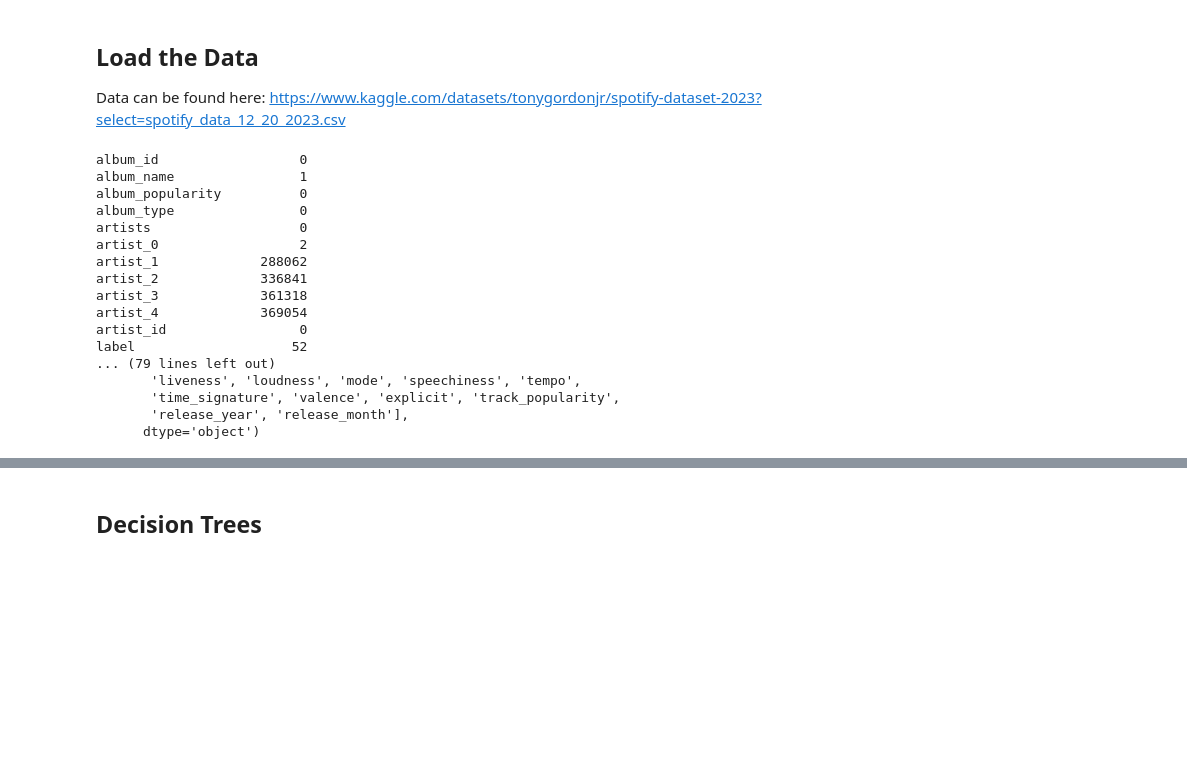
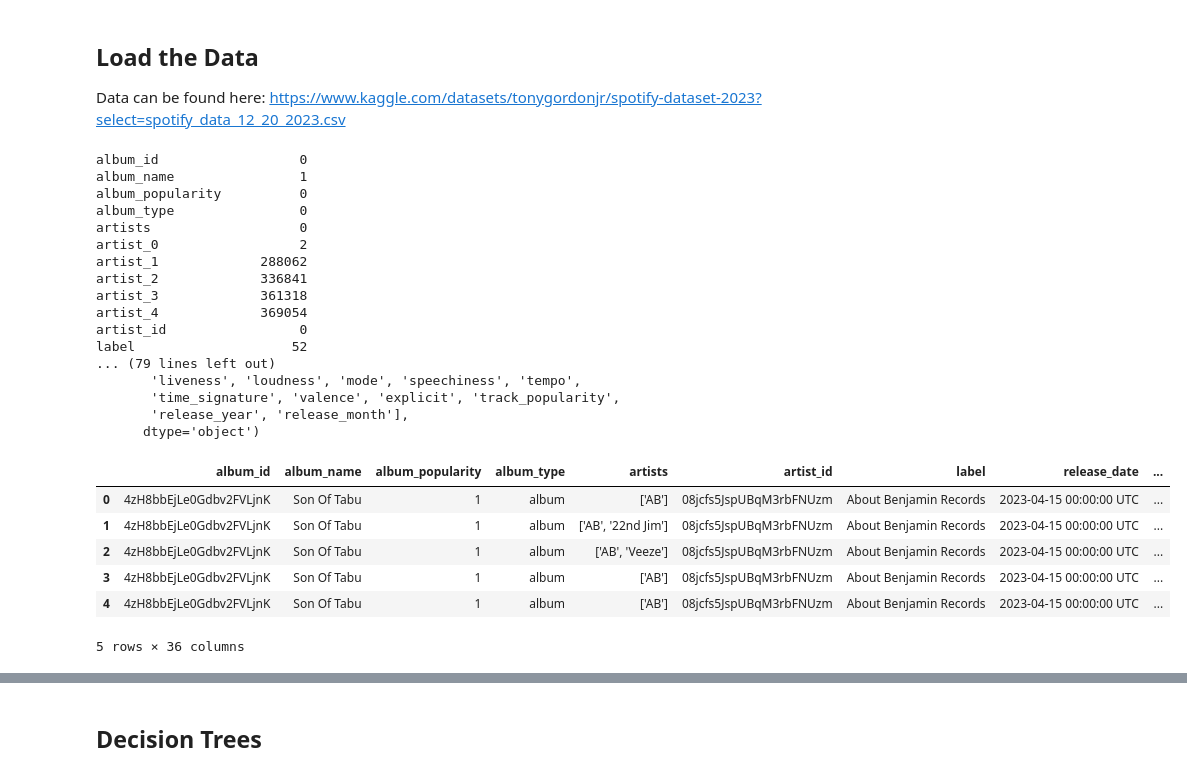
Before and after one commit to AlexanderBeck0/CS539-Final-Project, a Jupyter notebook: song_popularity.ipynb, the cells around one changed output, grey strips where cells are left out. Saved outputs shown, nothing was run; the diff lists cells and outputs as text; code cells hidden in the pictures; blank space fills up the shorter version.

```diff
--- a/song_popularity.ipynb
+++ b/song_popularity.ipynb
@@ -28,9 +28,9 @@ hardcoded_drop_columns: list[str] = [
     "artist_3",
     "artist_4",
     "type",
-    "total_tracks"
+    "total_tracks",
 ]
-data.drop(columns=hardcoded_drop_columns, inplace=True)
+data.drop(columns=[c for c in hardcoded_drop_columns if c in data.columns], inplace=True)
 data.replace([np.inf, -np.inf], np.nan, inplace=True)
 
 data.dropna(
@@ -59,30 +59,38 @@ print(data.columns)
 
 # Pick a random 10k instead of 300k
 # Calculate a balanced accuracy
 # The balanced accuracy as a function of split is a curve that peaks somewhere
 # If it is smooth then you can do a binary search
 ####
 
 # TODO: Replace columns like genre with numerical values
 
 # TODO: Capitalizeed letter after apostrophe in track titles
 
 # TODO: Take a bit out as a test set
+data.head()
 # %% [output]
 album_id                  0
 album_name                1
 album_popularity          0
 album_type                0
 artists                   0
 artist_0                  2
 artist_1             288062
 artist_2             336841
 artist_3             361318
 artist_4             369054
 artist_id                 0
 label                    52
 ... (79 lines left out)
        'liveness', 'loudness', 'mode', 'speechiness', 'tempo',
        'time_signature', 'valence', 'explicit', 'track_popularity',
        'release_year', 'release_month'],
       dtype='object')
+|  | album_id | album_name | album_popularity | album_type | artists | artist_id | label | release_date | ... |
+| 0 | 4zH8bbEjLe0Gdbv2FVLjnK | Son Of Tabu | 1 | album | ['AB'] | 08jcfs5JspUBqM3rbFNUzm | About Benjamin Records | 2023-04-15 00:00:00 UTC | ... |
+| 1 | 4zH8bbEjLe0Gdbv2FVLjnK | Son Of Tabu | 1 | album | ['AB', '22nd Jim'] | 08jcfs5JspUBqM3rbFNUzm | About Benjamin Records | 2023-04-15 00:00:00 UTC | ... |
+| 2 | 4zH8bbEjLe0Gdbv2FVLjnK | Son Of Tabu | 1 | album | ['AB', 'Veeze'] | 08jcfs5JspUBqM3rbFNUzm | About Benjamin Records | 2023-04-15 00:00:00 UTC | ... |
+| 3 | 4zH8bbEjLe0Gdbv2FVLjnK | Son Of Tabu | 1 | album | ['AB'] | 08jcfs5JspUBqM3rbFNUzm | About Benjamin Records | 2023-04-15 00:00:00 UTC | ... |
+| 4 | 4zH8bbEjLe0Gdbv2FVLjnK | Son Of Tabu | 1 | album | ['AB'] | 08jcfs5JspUBqM3rbFNUzm | About Benjamin Records | 2023-04-15 00:00:00 UTC | ... |
+5 rows × 36 columns
```
Also changed, not shown: parts of 9 cells of this notebook, 1 other file.
